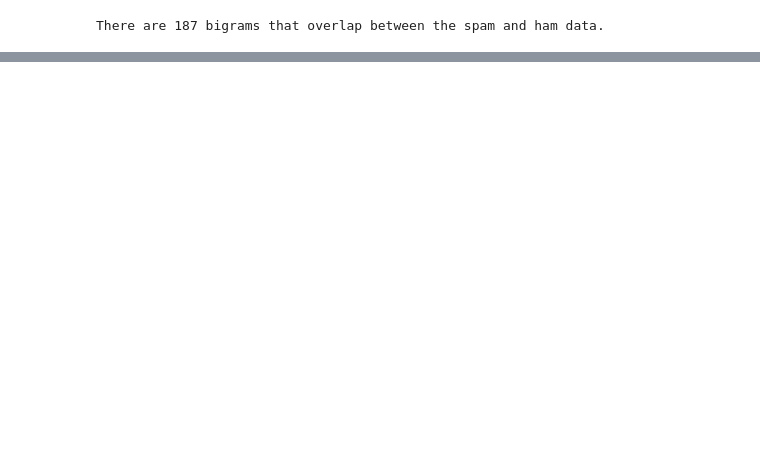
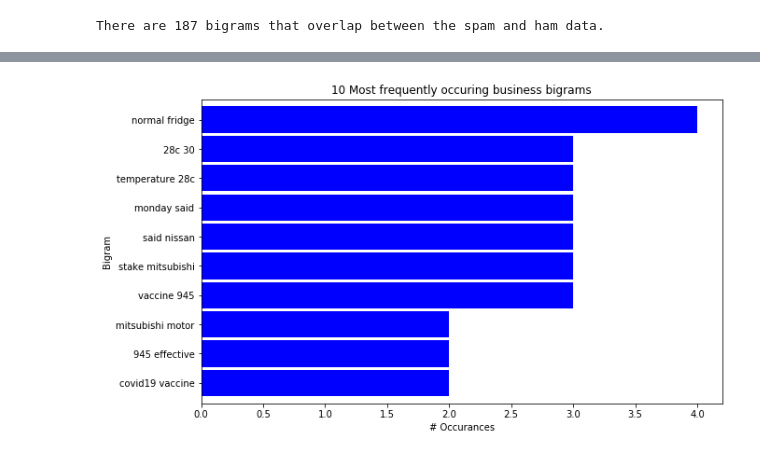
Before and after one commit to SamuelD-Data/natural-language-processing-exercises, a Jupyter notebook: explore.ipynb, the cells around one changed output, grey strips where cells are left out. Cells and saved outputs as stored; diff of their text form; code cells hidden in the pictures; blank space fills up the shorter version.

```diff
--- a/explore.ipynb
+++ b/explore.ipynb
@@ -274,0 +294,6 @@ SyntaxError: unexpected EOF while parsing (<ipython-input-23-506654902aa7>, line
+# %%
+news = pd.DataFrame(get_news_with_categories())
+
+news.drop(columns = ['title'], inplace = True)
+
+news.head()
@@ -274,0 +307,15 @@ SyntaxError: unexpected EOF while parsing (<ipython-input-23-506654902aa7>, line
+# %%
+business = clean(' '.join(news[news.category == 'business'].article))
+sports = clean(' '.join(news[news.category == 'sports'].article))
+technology = clean(' '.join(news[news.category == 'technology'].article))
+entertainment = clean(' '.join(news[news.category == 'entertainment'].article))
+# %%
+# getting value counts of business bigrams
+# ie. how often did they appear in data
+business_bigrams = pd.Series(nltk.ngrams(business, 2)).value_counts()
+
+# creating top 10 series of most common business bigrams
+top_10_business_bigrams = business_bigrams.head(10)
+
+# checking top 10
+top_10_business_bigrams
@@ -274,0 +334,15 @@ SyntaxError: unexpected EOF while parsing (<ipython-input-23-506654902aa7>, line
+# %%
+# creating plot of top 10 most common business bigrams
+top_10_business_bigrams.sort_values().plot.barh(color='blue', width=.9, figsize=(10, 6))
+
+# setting title and axis labels
+plt.title('10 Most frequently occuring business bigrams')
+plt.ylabel('Bigram')
+plt.xlabel('# Occurances')
+
+# adjusting ticks and labels
+ticks, _ = plt.yticks()
+labels = top_10_business_bigrams.reset_index()['index'].apply(lambda t: t[0] + ' ' + t[1])
+_ = plt.yticks(ticks, labels)
+# %% [output]
+[figure, added]
```
Also changed, not shown: parts of 30 cells of this notebook.
